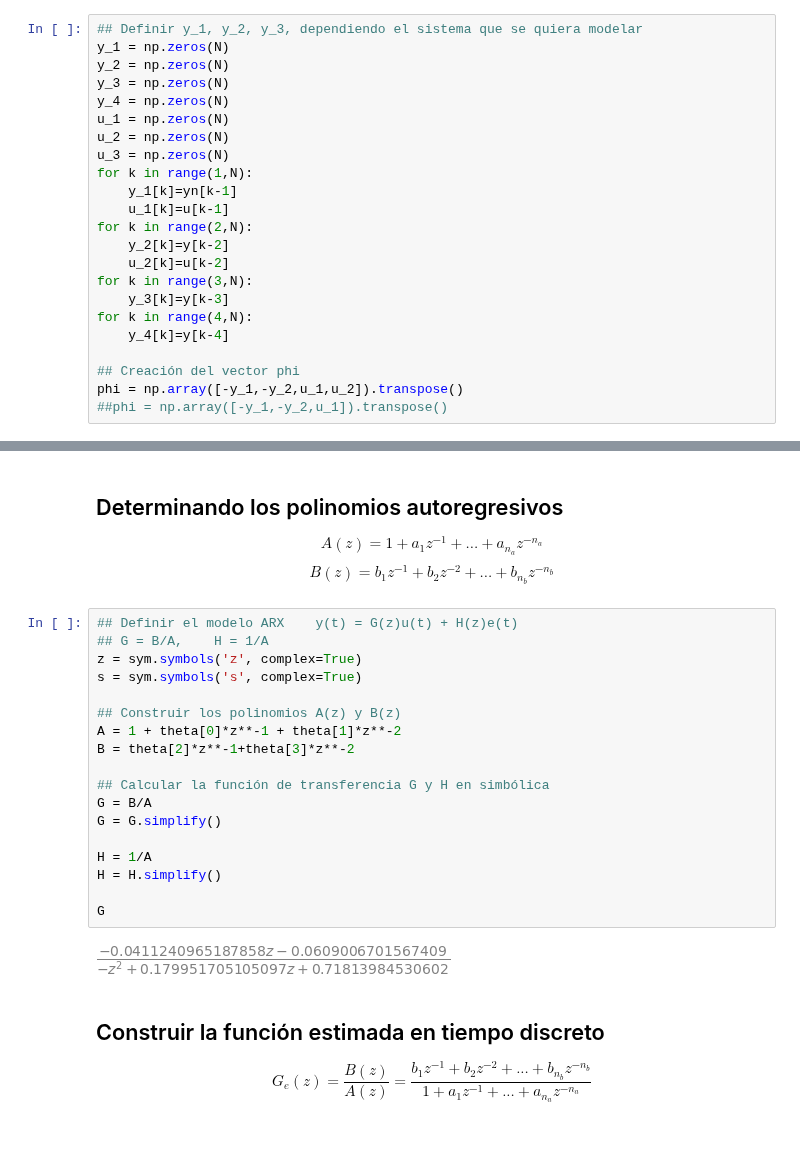
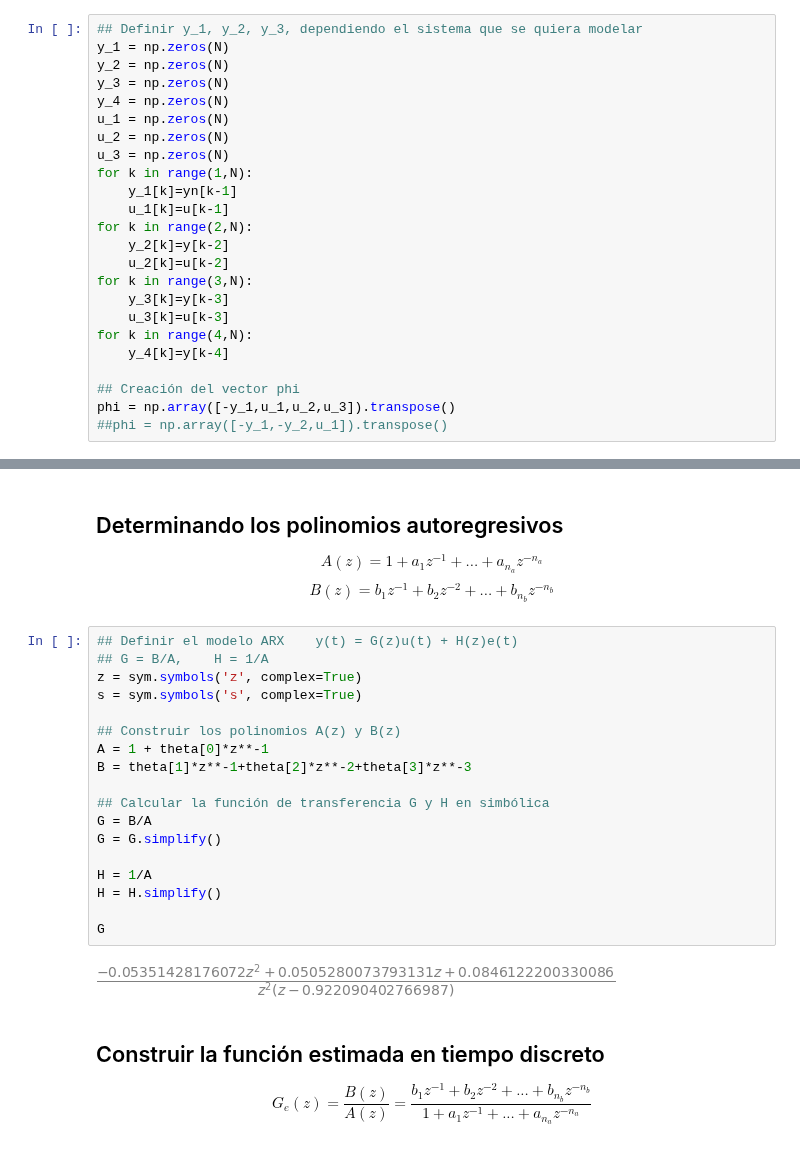
Before and after one commit to jairocuellar/System_identification, a Jupyter notebook: class_09_01.ipynb, the cells around one changed output, grey strips where cells are left out. Cells and saved outputs as stored; diff of their text form.

```diff
--- a/class_09_01.ipynb
+++ b/class_09_01.ipynb
@@ -112,11 +112,12 @@ for k in range(2,N):
     u_2[k]=u[k-2]
 for k in range(3,N):
     y_3[k]=y[k-3]
+    u_3[k]=u[k-3]
 for k in range(4,N):
     y_4[k]=y[k-4]
 
 ## Creación del vector phi
-phi = np.array([-y_1,-y_2,u_1,u_2]).transpose()
+phi = np.array([-y_1,u_1,u_2,u_3]).transpose()
 ##phi = np.array([-y_1,-y_2,u_1]).transpose()
 # %% [markdown]
 ## Calculando los parámetros
@@ -141,23 +154,23 @@ $$B(z) = b_1z^{-1}+b_2z^{-2}+...+b_{n_b}z^{-{n_b}}$$
 # %%
 ## Definir el modelo ARX    y(t) = G(z)u(t) + H(z)e(t)
 ## G = B/A,    H = 1/A
 z = sym.symbols('z', complex=True)
 s = sym.symbols('s', complex=True)
 
 ## Construir los polinomios A(z) y B(z)
-A = 1 + theta[0]*z**-1 + theta[1]*z**-2
-B = theta[2]*z**-1+theta[3]*z**-2
+A = 1 + theta[0]*z**-1
+B = theta[1]*z**-1+theta[2]*z**-2+theta[3]*z**-3
 
 ## Calcular la función de transferencia G y H en simbólica
 G = B/A
 G = G.simplify()
 
 H = 1/A
 H = H.simplify()
 
 G
 # %% [output]
-[figure, old version]
+[figure, new version]
 # %% [markdown]
 ## Construir la función estimada en tiempo discreto
 $$G_e(z)=\frac{B(z)}{A(z)} = \frac{b_1z^{-1}+b_2z^{-2}+...+b_{n_b}z^{-n_b}}{1+a_1z^{-1}+...+a_{n_a}z^{-n_a}}$$
```
Also changed, not shown: parts of 8 cells of this notebook, 4 other files.
